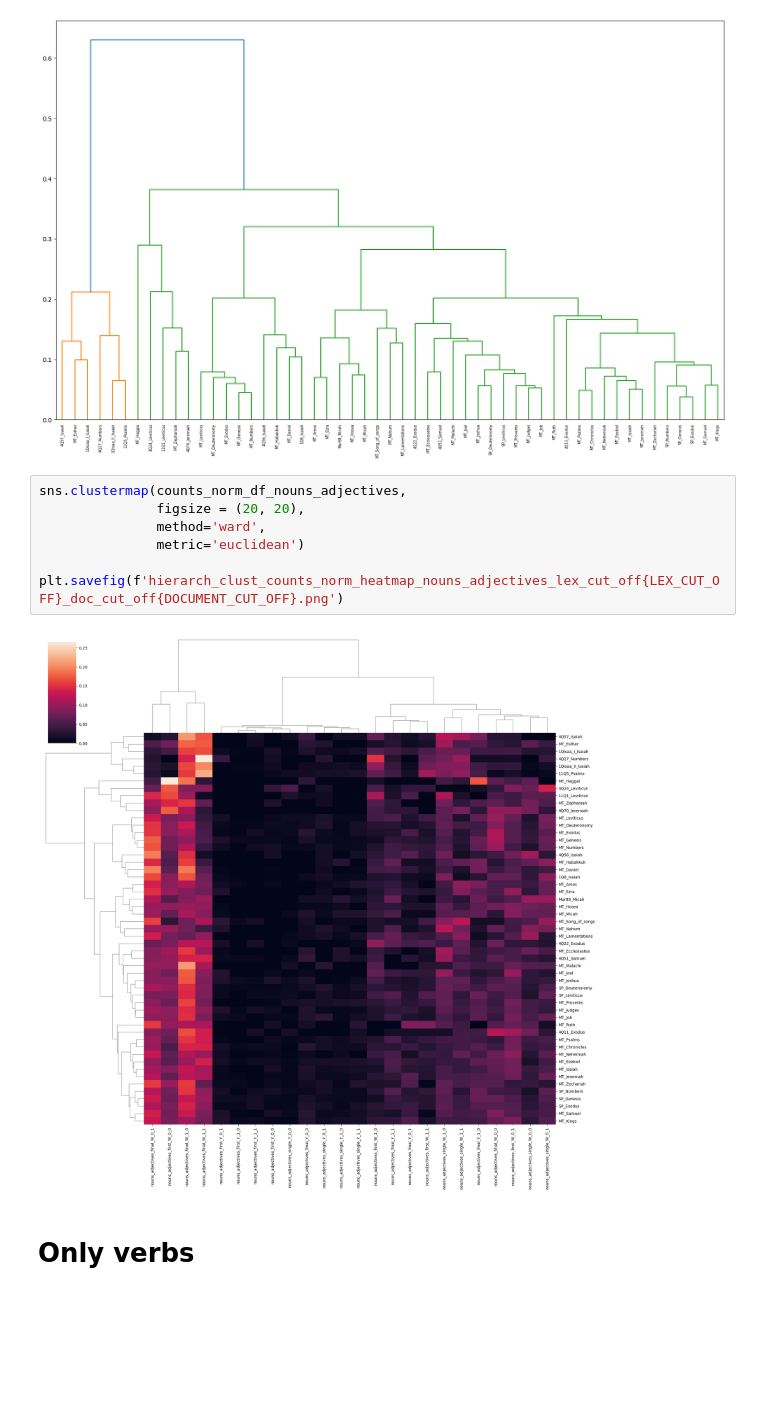
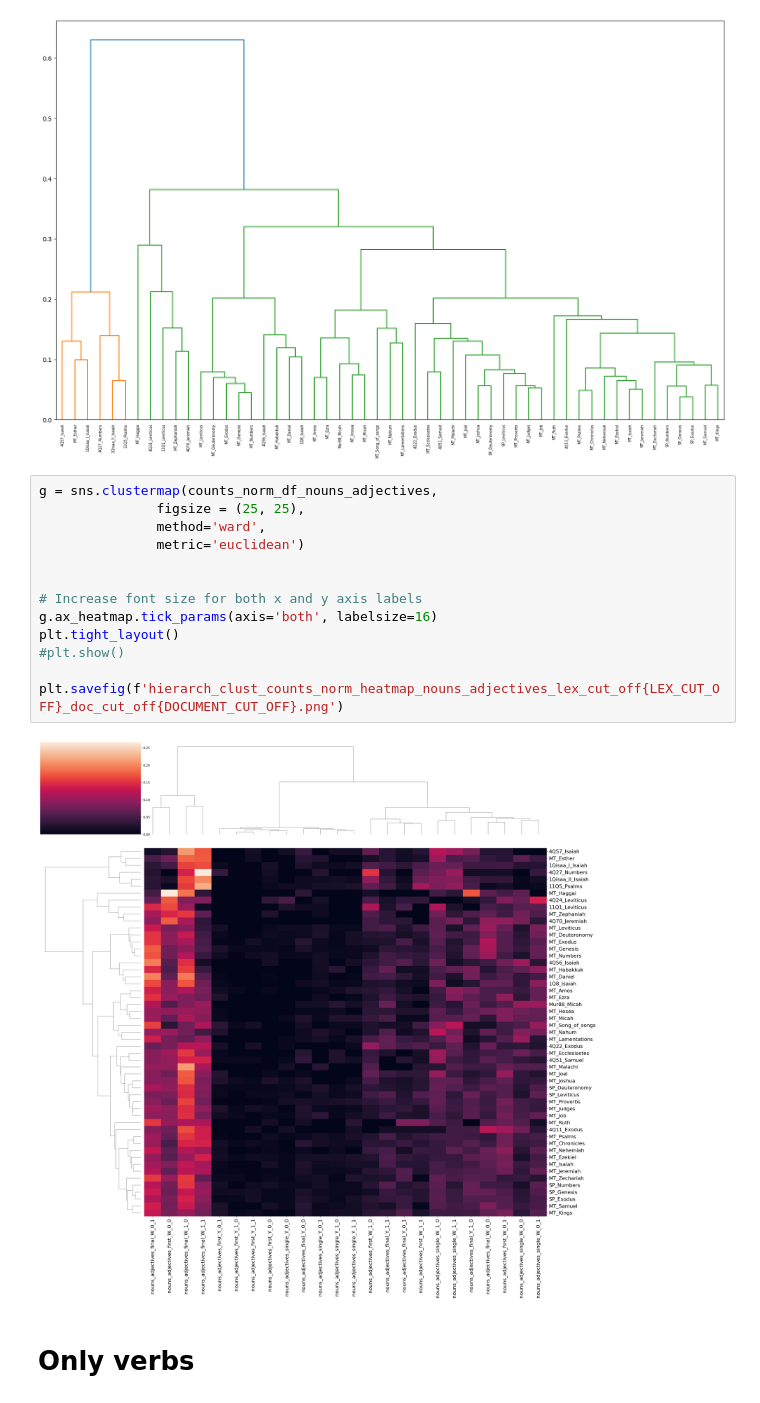
Before and after one commit to MartijnNaaijer/hebrew_spelling_variation, a Jupyter notebook: notebooks/clustering_spelling.ipynb, the cells around one changed output. Drawn from its saved outputs; the diff is of its cells as text; blank space fills up the shorter version.

```diff
--- a/notebooks/clustering_spelling.ipynb
+++ b/notebooks/clustering_spelling.ipynb
@@ -181,14 +181,20 @@ plt.savefig(f'hierarch_clust_counts_norm_dendrogram_nouns_adjectives_lex_cut_off
 # %% [output]
 [figure]
 # %%
-sns.clustermap(counts_norm_df_nouns_adjectives,
-               figsize = (20, 20),
+g = sns.clustermap(counts_norm_df_nouns_adjectives,
+               figsize = (25, 25),
                method='ward',
                metric='euclidean')
 
+
+# Increase font size for both x and y axis labels
+g.ax_heatmap.tick_params(axis='both', labelsize=16)
+plt.tight_layout()
+#plt.show()
+
 plt.savefig(f'hierarch_clust_counts_norm_heatmap_nouns_adjectives_lex_cut_off{LEX_CUT_OFF}_doc_cut_off{DOCUMENT_CUT_OFF}.png')
 # %% [output]
-[figure, old version]
+[figure, new version]
 # %% [markdown]
 # Only verbs
 # %%
```
Also changed, not shown: 8 other files.
